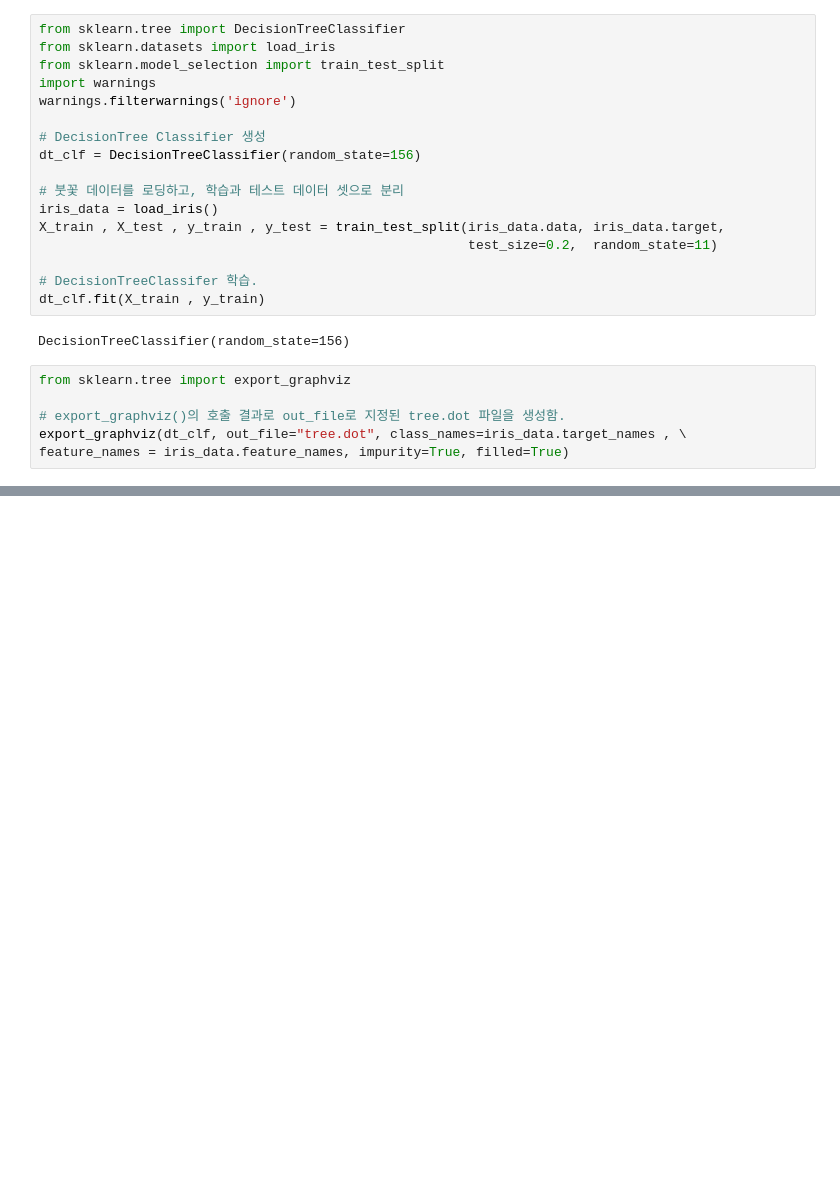
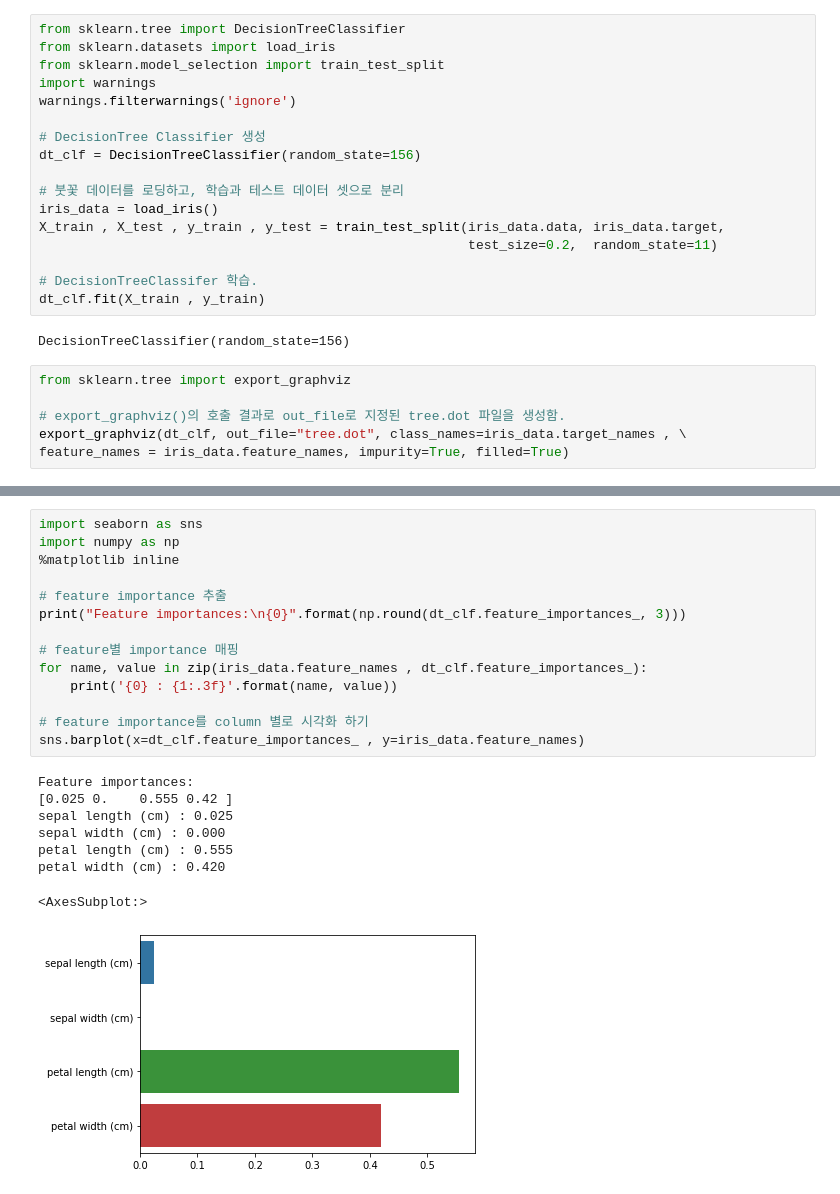
Before and after one commit to leedaehan-kev/ML-python, a Jupyter notebook: section4-Classification/section4-1-DecisionTree.ipynb, the cells around one changed output, grey strips where cells are left out. Saved outputs shown, nothing was run; the diff lists cells and outputs as text; blank space fills up the shorter version.

```diff
--- a/section4-Classification/section4-1-DecisionTree.ipynb
+++ b/section4-Classification/section4-1-DecisionTree.ipynb
@@ -34,0 +42,23 @@ graphviz.Source(dot_graph)
+# %%
+import seaborn as sns
+import numpy as np
+%matplotlib inline
+
+# feature importance 추출
+print("Feature importances:\n{0}".format(np.round(dt_clf.feature_importances_, 3)))
+
+# feature별 importance 매핑
+for name, value in zip(iris_data.feature_names , dt_clf.feature_importances_):
+    print('{0} : {1:.3f}'.format(name, value))
+
+# feature importance를 column 별로 시각화 하기
+sns.barplot(x=dt_clf.feature_importances_ , y=iris_data.feature_names)
+# %% [output]
+Feature importances:
+[0.025 0.    0.555 0.42 ]
+sepal length (cm) : 0.025
+sepal width (cm) : 0.000
+petal length (cm) : 0.555
+petal width (cm) : 0.420
+<AxesSubplot:>
+[figure, added]
```
Also changed, not shown: parts of 21 cells of this notebook.
